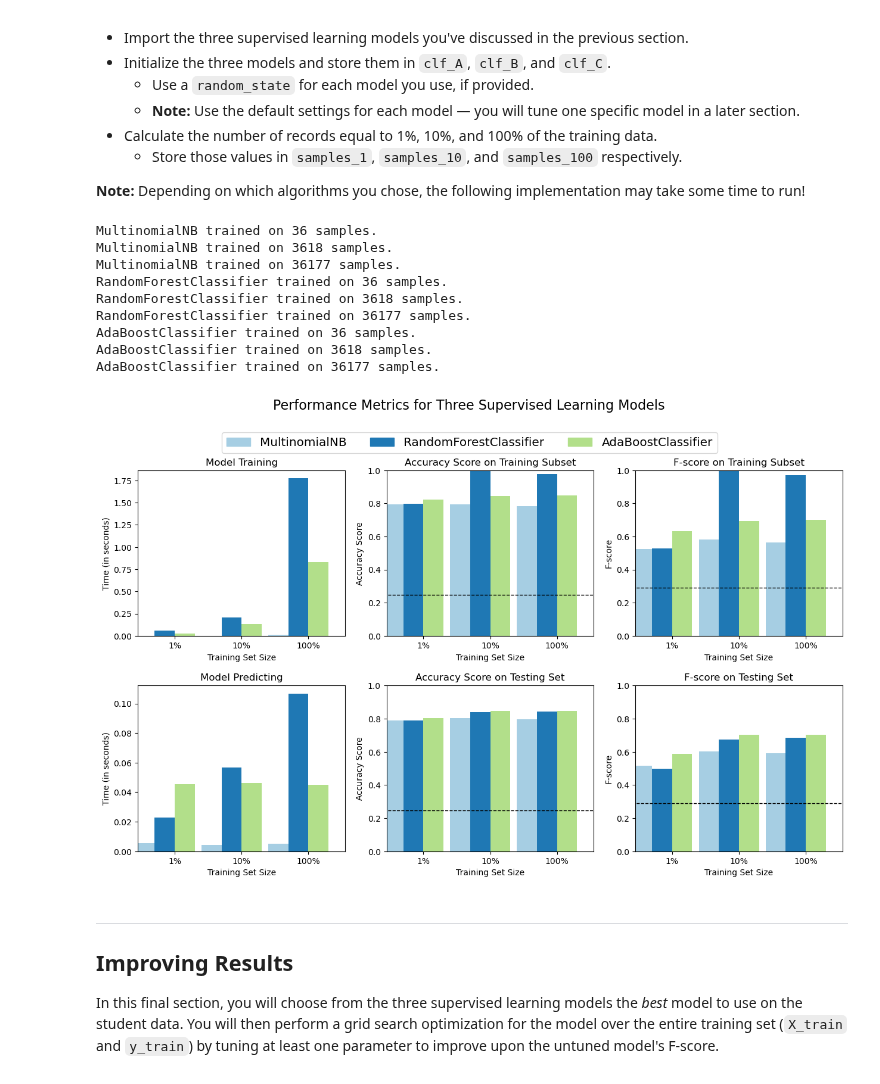
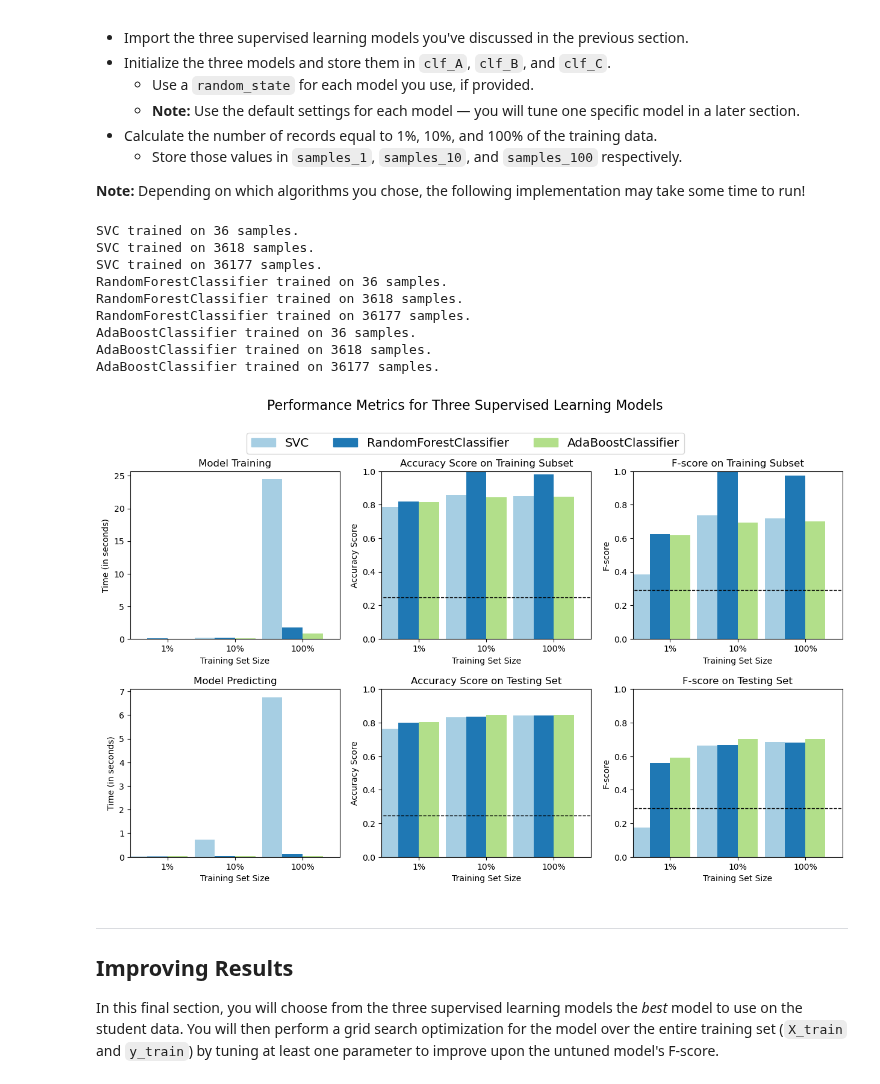
Before and after one commit to kinant/ud-ml-pytorch, a Jupyter notebook: Project 01/finding_donors/finding_donors.ipynb, the cells around one changed output. Saved outputs shown, nothing was run; the diff lists cells and outputs as text; code cells hidden in the pictures.

```diff
--- a/Project 01/finding_donors/finding_donors.ipynb
+++ b/Project 01/finding_donors/finding_donors.ipynb
@@ -375,44 +446,44 @@ In the code cell, you will need to implement the following:
 **Note:** Depending on which algorithms you chose, the following implementation may take some time to run!
 # %%
 # TODO: Import the three supervised learning models from sklearn
-from sklearn.naive_bayes import MultinomialNB
+from sklearn.svm import SVC
 from sklearn.ensemble import RandomForestClassifier, AdaBoostClassifier
 
 # TODO: Initialize the three models
-clf_A = MultinomialNB()
+clf_A = SVC()
 clf_B = RandomForestClassifier()
 clf_C = AdaBoostClassifier()
 
 # TODO: Calculate the number of samples for 1%, 10%, and 100% of the training data
 # HINT: samples_100 is the entire training set i.e. len(y_train)
 # HINT: samples_10 is 10% of samples_100 (ensure to set the count of the values to be `int` and not `float`)
 # HINT: samples_1 is 1% of samples_100 (ensure to set the count of the values to be `int` and not `float`)
 samples_100 = len(y_train)
 samples_10 = round(samples_100 * 0.1)
 samples_1 = round(samples_10 * 0.01)
 
 # Collect results on the learners
 results = {}
 for clf in [clf_A, clf_B, clf_C]:
     clf_name = clf.__class__.__name__
     results[clf_name] = {}
     for i, samples in enumerate([samples_1, samples_10, samples_100]):
         results[clf_name][i] = \
         train_predict(clf, samples, X_train, y_train, X_test, y_test)
 
 # Run metrics visualization for the three supervised learning models chosen
 vs.evaluate(results, accuracy, fscore)
 # %% [output]
-MultinomialNB trained on 36 samples.
-MultinomialNB trained on 3618 samples.
-MultinomialNB trained on 36177 samples.
+SVC trained on 36 samples.
+SVC trained on 3618 samples.
+SVC trained on 36177 samples.
 RandomForestClassifier trained on 36 samples.
 RandomForestClassifier trained on 3618 samples.
 RandomForestClassifier trained on 36177 samples.
 AdaBoostClassifier trained on 36 samples.
 AdaBoostClassifier trained on 3618 samples.
 AdaBoostClassifier trained on 36177 samples.
-[figure, old version]
+[figure, new version]
 # %% [markdown]
 ----
 ## Improving Results
```
Also changed, not shown: parts of 11 cells of this notebook, 1 other file.
